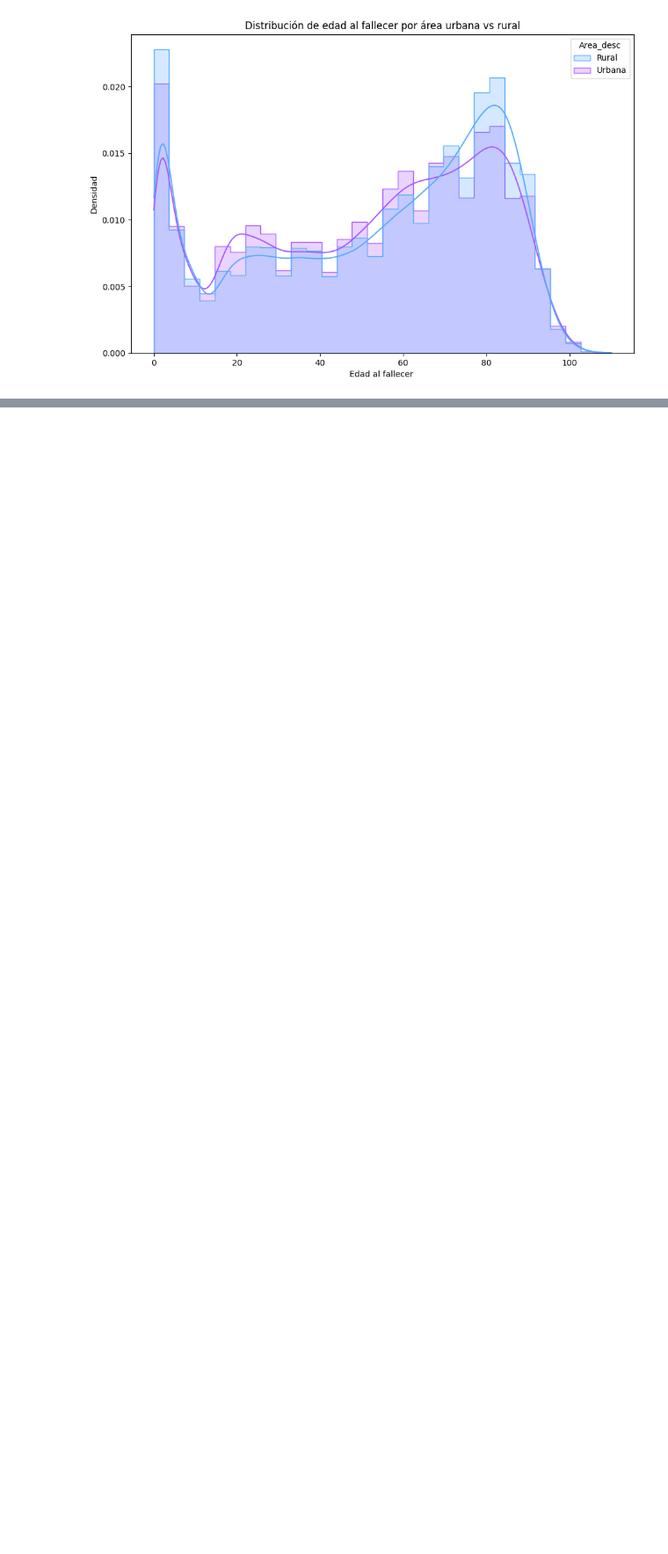
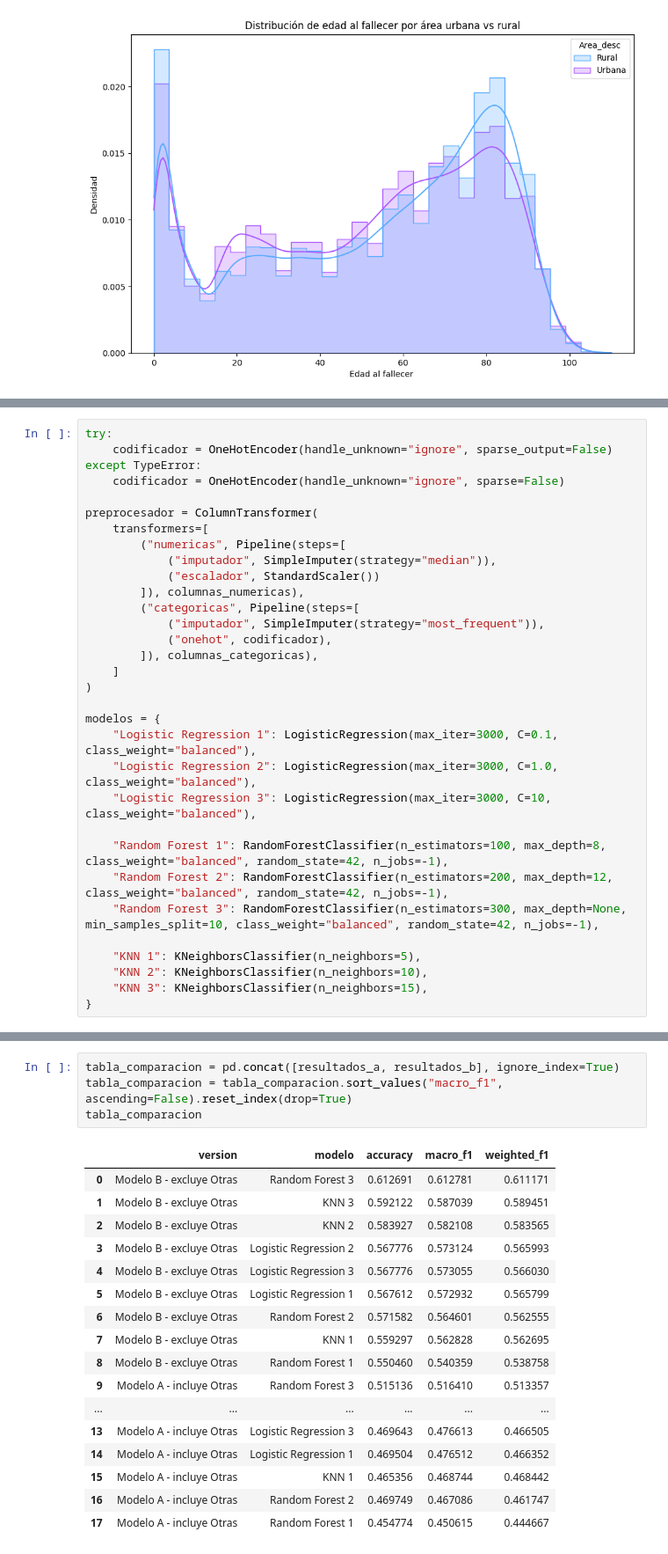
Before and after one commit to agabrielMej/Proyecto-MD-Grupo-2, a Jupyter notebook: notebooks/01_exploracion.ipynb, the cells around one changed output, grey strips where cells are left out. Shown at 88% size. Saved outputs shown, nothing was run; the diff lists cells and outputs as text; blank space fills up the shorter version.

```diff
--- a/notebooks/01_exploracion.ipynb
+++ b/notebooks/01_exploracion.ipynb
@@ -1505,0 +1181,32 @@ KNN: 0.4920294297976701
+# %%
+try:
+    codificador = OneHotEncoder(handle_unknown="ignore", sparse_output=False)
+except TypeError:
+    codificador = OneHotEncoder(handle_unknown="ignore", sparse=False)
+
+preprocesador = ColumnTransformer(
+    transformers=[
+        ("numericas", Pipeline(steps=[
+            ("imputador", SimpleImputer(strategy="median")),
+            ("escalador", StandardScaler())
+        ]), columnas_numericas),
+        ("categoricas", Pipeline(steps=[
+            ("imputador", SimpleImputer(strategy="most_frequent")),
+            ("onehot", codificador),
+        ]), columnas_categoricas),
+    ]
+)
+
+modelos = {
+    "Logistic Regression 1": LogisticRegression(max_iter=3000, C=0.1, class_weight="balanced"),
+    "Logistic Regression 2": LogisticRegression(max_iter=3000, C=1.0, class_weight="balanced"),
+    "Logistic Regression 3": LogisticRegression(max_iter=3000, C=10, class_weight="balanced"),
+
+    "Random Forest 1": RandomForestClassifier(n_estimators=100, max_depth=8, class_weight="balanced", random_state=42, n_jobs=-1),
+    "Random Forest 2": RandomForestClassifier(n_estimators=200, max_depth=12, class_weight="balanced", random_state=42, n_jobs=-1),
+    "Random Forest 3": RandomForestClassifier(n_estimators=300, max_depth=None, min_samples_split=10, class_weight="balanced", random_state=42, n_jobs=-1),
+
+    "KNN 1": KNeighborsClassifier(n_neighbors=5),
+    "KNN 2": KNeighborsClassifier(n_neighbors=10),
+    "KNN 3": KNeighborsClassifier(n_neighbors=15),
+}
@@ -1505,0 +1283,22 @@ KNN: 0.4920294297976701
+# %%
+tabla_comparacion = pd.concat([resultados_a, resultados_b], ignore_index=True)
+tabla_comparacion = tabla_comparacion.sort_values("macro_f1", ascending=False).reset_index(drop=True)
+tabla_comparacion
+# %% [output]
+|  | version | modelo | accuracy | macro_f1 | weighted_f1 |
+| 0 | Modelo B - excluye Otras | Random Forest 3 | 0.612691 | 0.612781 | 0.611171 |
+| 1 | Modelo B - excluye Otras | KNN 3 | 0.592122 | 0.587039 | 0.589451 |
+| 2 | Modelo B - excluye Otras | KNN 2 | 0.583927 | 0.582108 | 0.583565 |
+| 3 | Modelo B - excluye Otras | Logistic Regression 2 | 0.567776 | 0.573124 | 0.565993 |
+| 4 | Modelo B - excluye Otras | Logistic Regression 3 | 0.567776 | 0.573055 | 0.566030 |
+| 5 | Modelo B - excluye Otras | Logistic Regression 1 | 0.567612 | 0.572932 | 0.565799 |
+| 6 | Modelo B - excluye Otras | Random Forest 2 | 0.571582 | 0.564601 | 0.562555 |
+| 7 | Modelo B - excluye Otras | KNN 1 | 0.559297 | 0.562828 | 0.562695 |
+| 8 | Modelo B - excluye Otras | Random Forest 1 | 0.550460 | 0.540359 | 0.538758 |
+| 9 | Modelo A - incluye Otras | Random Forest 3 | 0.515136 | 0.516410 | 0.513357 |
+| ... | ... | ... | ... | ... | ... |
+| 13 | Modelo A - incluye Otras | Logistic Regression 3 | 0.469643 | 0.476613 | 0.466505 |
+| 14 | Modelo A - incluye Otras | Logistic Regression 1 | 0.469504 | 0.476512 | 0.466352 |
+| 15 | Modelo A - incluye Otras | KNN 1 | 0.465356 | 0.468744 | 0.468442 |
+| 16 | Modelo A - incluye Otras | Random Forest 2 | 0.469749 | 0.467086 | 0.461747 |
+| 17 | Modelo A - incluye Otras | Random Forest 1 | 0.454774 | 0.450615 | 0.444667 |
```
Also changed, not shown: parts of 44 cells of this notebook, 1 other file.
